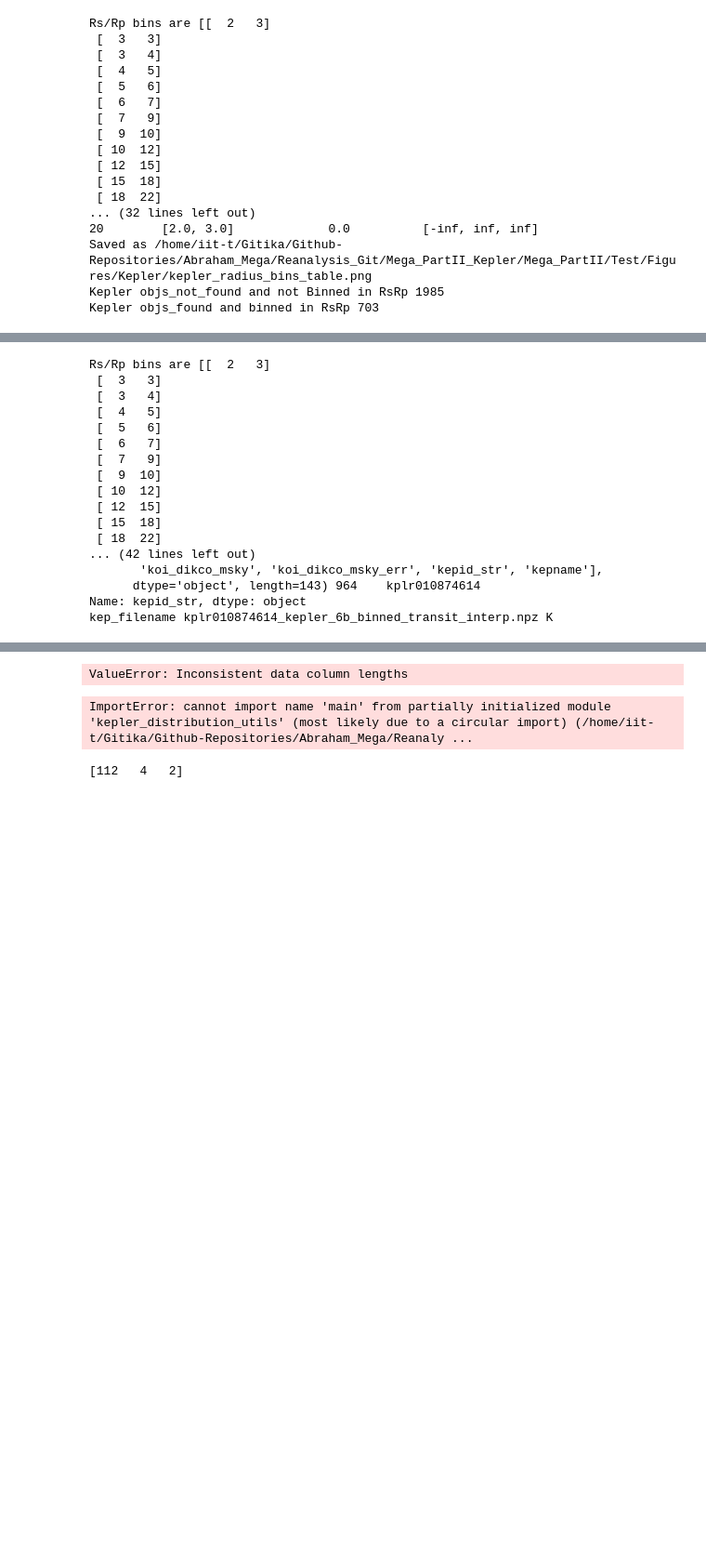
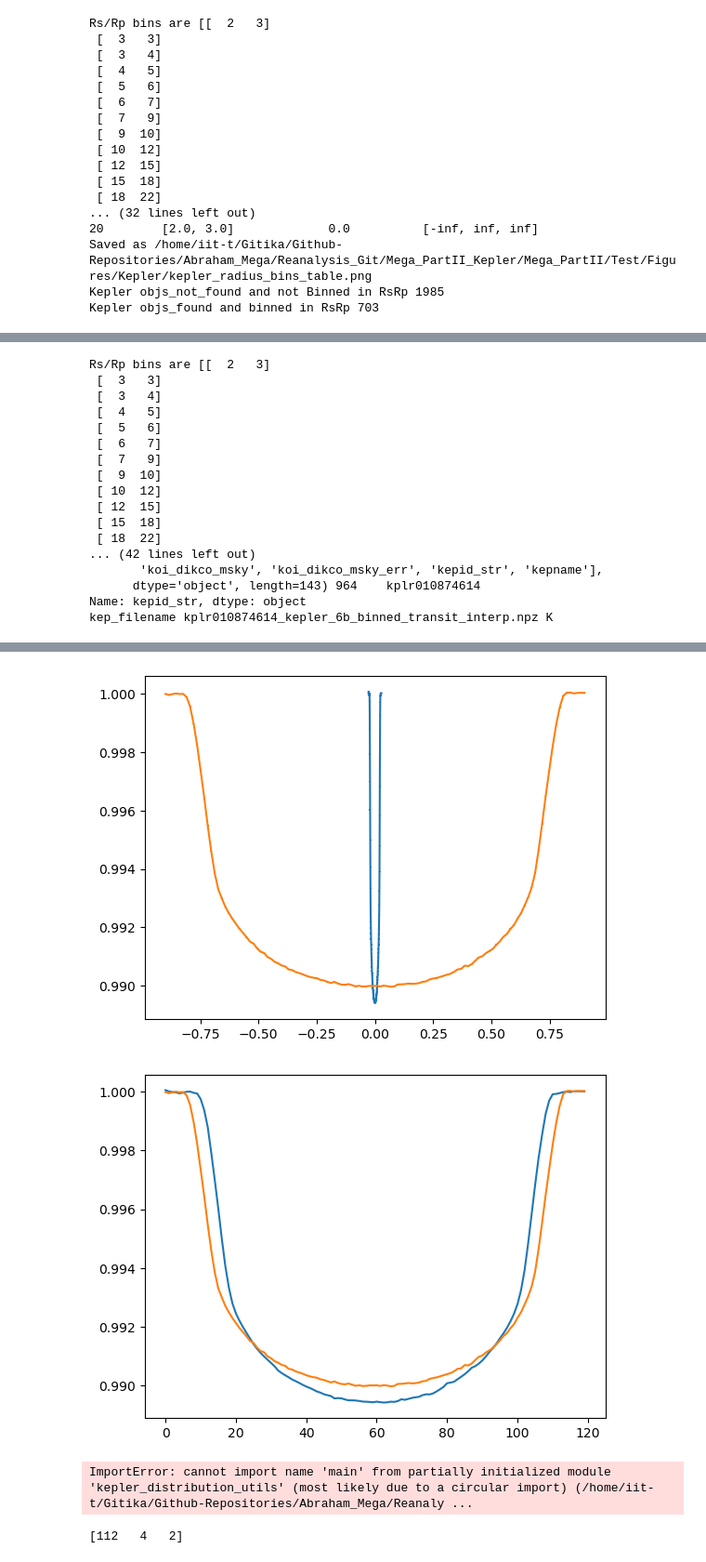
Before and after one commit to gitika2021/Mega_PartII, a Jupyter notebook: clean_codes_v2/Tests.ipynb, the cells around one changed output, grey strips where cells are left out. Shown at 93% size. Cells and saved outputs as stored; diff of their text form; code cells hidden in the pictures; blank space fills up the shorter version.

```diff
--- a/clean_codes_v2/Tests.ipynb
+++ b/clean_codes_v2/Tests.ipynb
@@ -237,9 +237,10 @@ class GenPlots_MegaPartII():
             plt.imshow(shape_circle)
             plt.show()
 
-            self.rsrp = 2#round(1/self.keobj_ror)
+            self.rsrp = round(1/self.keobj_ror)
             time,flux = genlc_with_grid.simulate_one_lc(shape_circle, v=0.4, t_ref=0.0, LDlaw='quadratic', LDCs=[self.kepobj_ldca, self.kepobj_ldcb],
                     star2mega_radius_ratio=self.rsrp , n_times=2000)
+            flux_error = yerr
 
             tar_l = 200
             L = len(yerr)
@@ -254,12 +255,13 @@ class GenPlots_MegaPartII():
 
 
             rng = np.random.default_rng(seed)
-            noise_multigauss = rng.standard_normal(len(padded_flux))
-            lcs_noisy = padded_flux + noise_multigauss*padded_err
+            noise = rng.standard_normal(len(padded_flux))
+            noise_multigauss= noise*padded_err
+            lcs_noisy = padded_flux + noise_multigauss
 
 
             time_gen_ext = np.linspace(-1, 1, len(padded_flux) + 40)
-            flux_error = np.zeros(len(padded_flux), dtype=np.float32)
+            #flux_error = np.zeros(len(padded_flux)+40, dtype=np.float32)
 
             train_lcs_ext = np.concatenate((np.ones(20) + noise_multigauss[0:20],
                                             lcs_noisy,np.ones(20) + noise_multigauss[-20:] ))
@@ -274,18 +276,34 @@ class GenPlots_MegaPartII():
             # LDC and radius ratio directory
             self.lc_dir = Path(Base_Dir) / "Data_For_Plots"
             self.lc_dir.mkdir(parents=True, exist_ok=True)
-            self.lc_dir_filename = self.lc_dir / f"circle_{self.rsrp}.npz"
+            self.lc_dir_filename = self.lc_dir / f"circle_rsrp{self.rsrp}_binned.npz"
 
 
             np.savez_compressed(
                 self.lc_dir_filename,
-                time=time,
-                flux=flux,
-                flux_err=flux_error
+                time=time_gen_ext,
+                flux=train_lcs_ext,
+                flux_err=flux_err_ext
             )
+
+
             trs = processing_transit_region.TransitRegionSelector()
             trs.process_one_target(self.lc_dir_filename, target_ltcrv_length=120)
+
+
+            data_circ = np.load(self.lc_dir / f"circle_rsrp{self.rsrp}_binned_transit_interp.npz")
+            lc_fold_load = LightCurve(time=data_circ['time'], flux=data_circ['flux'], flux_err=data_circ['flux_err'])
+            x_circ = lc_fold_load.time.value
+            y_circ = lc_fold_load.flux.value
+            yerr_circ = lc_fold_load.flux_err.value
+
             plt.errorbar(x, y, yerr=yerr, xerr=None, fmt='')
+            plt.errorbar(x_circ, y_circ, yerr=yerr_circ, xerr=None, fmt='')
+
+            plt.show()
+
+            plt.plot(y)
+            plt.plot(y_circ)
 
             plt.show()
 
@@ -295,34 +313,35 @@ obj.get_a_kepler_target()
 obj.overlays_lcs_circle()
 # %% [output]
 base_dir /home/iit-t/Gitika/Github-Repositories/Abraham_Mega/Reanalysis_Git/Mega_PartII_Kepler/Mega_PartII/Test/Data
 ... initialization complete.
 base_dir /home/iit-t/Gitika/Github-Repositories/Abraham_Mega/Reanalysis_Git/Mega_PartII_Kepler/Mega_PartII/Test/Data
 ... initialization complete.
 base_dir /home/iit-t/Gitika/Github-Repositories/Abraham_Mega/Reanalysis_Git/Mega_PartII_Kepler/Mega_PartII/Test/Data
 ... initialization complete.
 Number of valid values in Kepler KOI for LDC and Rp/Rs 2745
 Number of planets with SNR >= 50 is 711
 Number of valid values in Kepler KOI for LDC and Rp/Rs 711
 [figure]
 Rs/Rp bins are [[  2   3]
  [  3   3]
  [  3   4]
  [  4   5]
  [  5   6]
  [  6   7]
  [  7   9]
  [  9  10]
  [ 10  12]
  [ 12  15]
  [ 15  18]
  [ 18  22]
 ... (42 lines left out)
        'koi_dikco_msky', 'koi_dikco_msky_err', 'kepid_str', 'kepname'],
       dtype='object', length=143) 964    kplr010874614
 Name: kepid_str, dtype: object
 kep_filename kplr010874614_kepler_6b_binned_transit_interp.npz K
 [figure]
-ValueError: Inconsistent data column lengths
+[figure, added]
+[figure, added]
 # %%
 def plot_kepler_prediction(lc_filename,out_filename,idx_sel = np.array([1,5,7]),num = 3 ):
 
```
Also changed, not shown: 1 other file.
